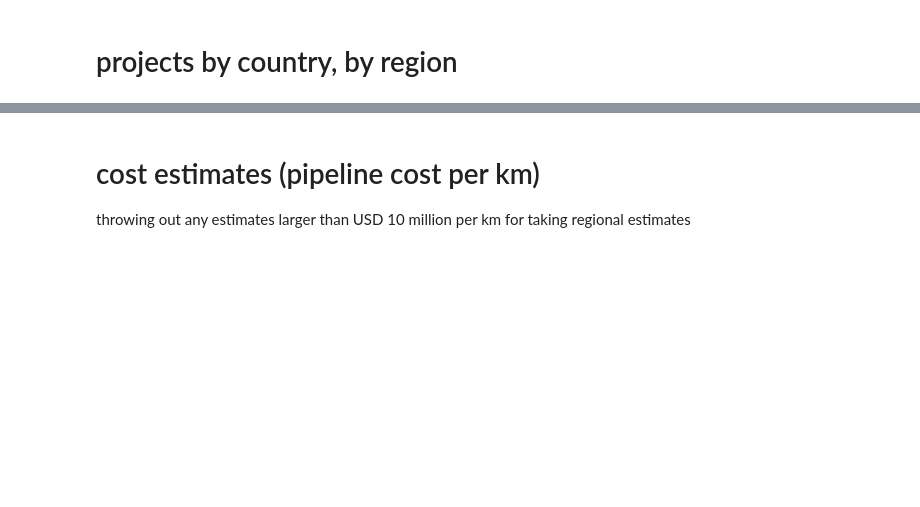
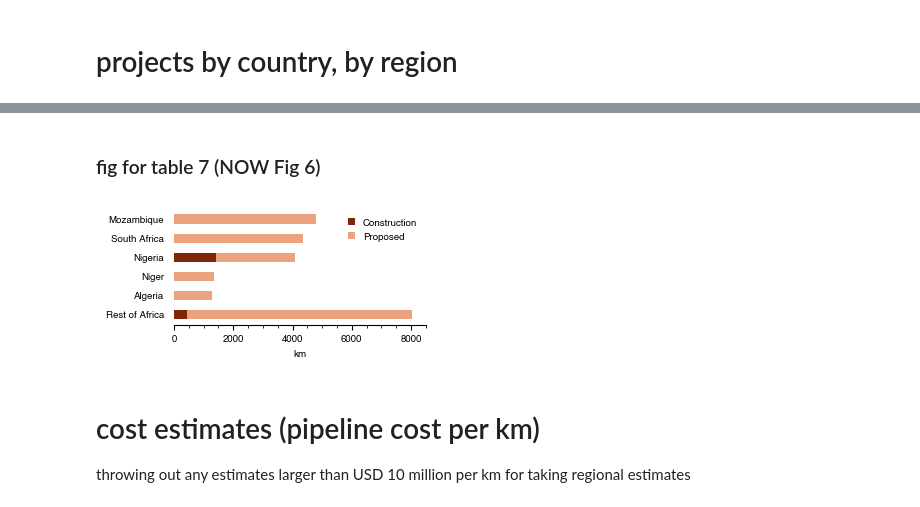
Before and after one commit to GlobalEnergyMonitor/GOIT-GGIT-research, a Jupyter notebook: africa-gas-briefing-2022/notebooks/gas-pipeline-cost-estimates-for-Africa-Gas-briefing.ipynb, the cells around one changed output, grey strips where cells are left out. Saved outputs shown, nothing was run; the diff lists cells and outputs as text; code cells hidden in the pictures; blank space fills up the shorter version.

Commit message:
updates from Africa and Asia gas research

```diff
--- a/africa-gas-briefing-2022/notebooks/gas-pipeline-cost-estimates-for-Africa-Gas-briefing.ipynb
+++ b/africa-gas-briefing-2022/notebooks/gas-pipeline-cost-estimates-for-Africa-Gas-briefing.ipynb
@@ -19,3 +17,7 @@ pandas.__version__
+# %%
+sel_cmap = matplotlib.cm.get_cmap('Oranges')
+tracker_construction = sel_cmap(1.0)
+tracker_proposed = sel_cmap(0.75)
 # %% [markdown]
 # import data directly from google sheets
 # %%
@@ -174,0 +278,12 @@ num_by_country_df = num_by_country_df.fillna(0)
+# %%
+status = ['Proposed','Construction','Proposed+Construction']
+km_by_country_df_subset = km_by_country_df.loc[(km_by_country_df.index.isin(region_df_touse.Country))]
+km_by_country_df_subset = km_by_country_df_subset.sort_values('Proposed+Construction', ascending=False)[status]
+# sum everything after top 5
+upto = 5
+rest_of_africa = pandas.DataFrame(km_by_country_df_subset[5:].sum()).transpose()
+rest_of_africa = rest_of_africa.rename(index={0:'Rest of Africa'})
+final_table = pandas.concat([km_by_country_df_subset[:upto],rest_of_africa])
+final_table.loc['Total'] = final_table.sum().values
+final_table.index.name = 'Country'
+final_table
@@ -175,3 +300,54 @@ num_by_country_df = num_by_country_df.fillna(0)
+# %% [markdown]
+### fig for table 7 (NOW Fig 6)
+# %%
+font_size = 7
+set_width = 0.5
+use_this_df = final_table.sort_values('Proposed+Construction').drop('Total')
+rest_df = use_this_df.loc[['Rest of Africa']]
+use_this_df = pandas.concat([rest_df, use_this_df.drop('Rest of Africa')])
+ytop = final_table.index.size
+
+fig = mp.figure(figsize=(3.25,1.5))
+ax = fig.add_subplot(111)
+
+ax.barh(range(use_this_df.index.size), use_this_df['Construction'],
+       color=tracker_construction, label='Construction', height=set_width)
+ax.barh(range(use_this_df.index.size), use_this_df['Proposed'],
+       color=tracker_proposed, label='Proposed',
+      left=use_this_df['Construction'], height=set_width, alpha=0.5)
+
+ax_l,ax_h = ax.get_legend_handles_labels()
+ax.legend(ax_h, fontsize=font_size, frameon=False, handlelength=0.75, loc=0)
+
+ax.spines['right'].set_visible(False)
+ax.spines['top'].set_visible(False)
+ax.spines['left'].set_visible(False)
+ax.tick_params(labelsize=font_size,
+              left=False)
+ax.set_xlabel('km', size=font_size)
+
+ax.yaxis.set_ticks(range(use_this_df.index.size))
+ax.yaxis.set_ticklabels(use_this_df.index, size=font_size, va='center')
+#ax.set_ylim(ybot,ytop)
+ax.set_xlim(0, 8500)
+ax.xaxis.set_minor_locator(matplotlib.ticker.AutoMinorLocator(4))
+
+# ax.set_title('Regional Export Capacity', fontsize=font_size)
+
+mp.savefig('saved-figures/africa-pipeline-km-in-dev-fig6.png',
+          bbox_inches='tight',
+          transparent=True,
+          dpi=600)
+
+mp.savefig('saved-figures/africa-pipeline-km-in-dev-fig6.pdf',
+          bbox_inches='tight',
+          transparent=True)
+
+mp.savefig('saved-figures/africa-pipeline-km-in-dev-fig6.svg',
+          bbox_inches='tight',
+          transparent=True)
+# %% [output]
+[figure, added]
 # %% [markdown]
 # cost estimates (pipeline cost per km)
 
```
Also changed, not shown: parts of 53 cells of this notebook, 24 other files.
